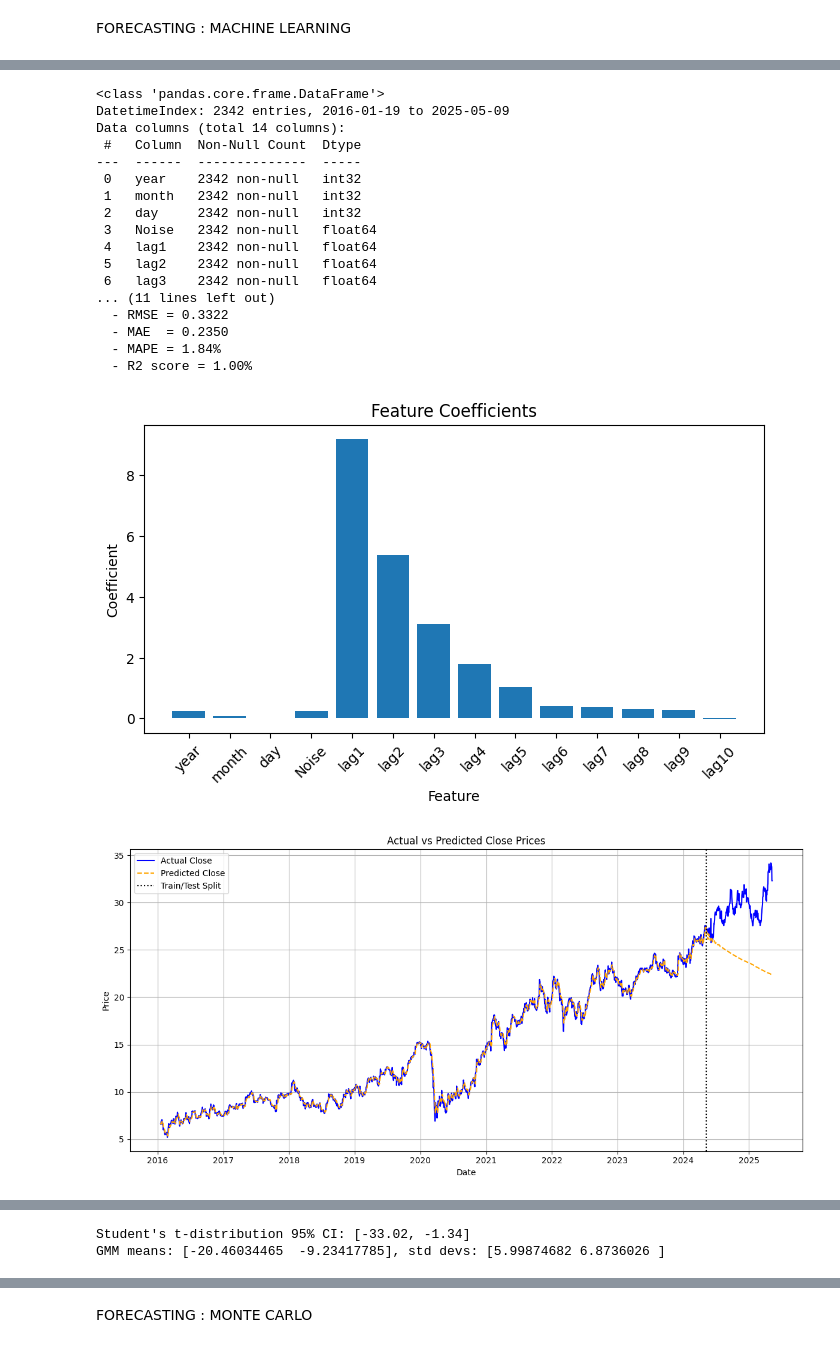
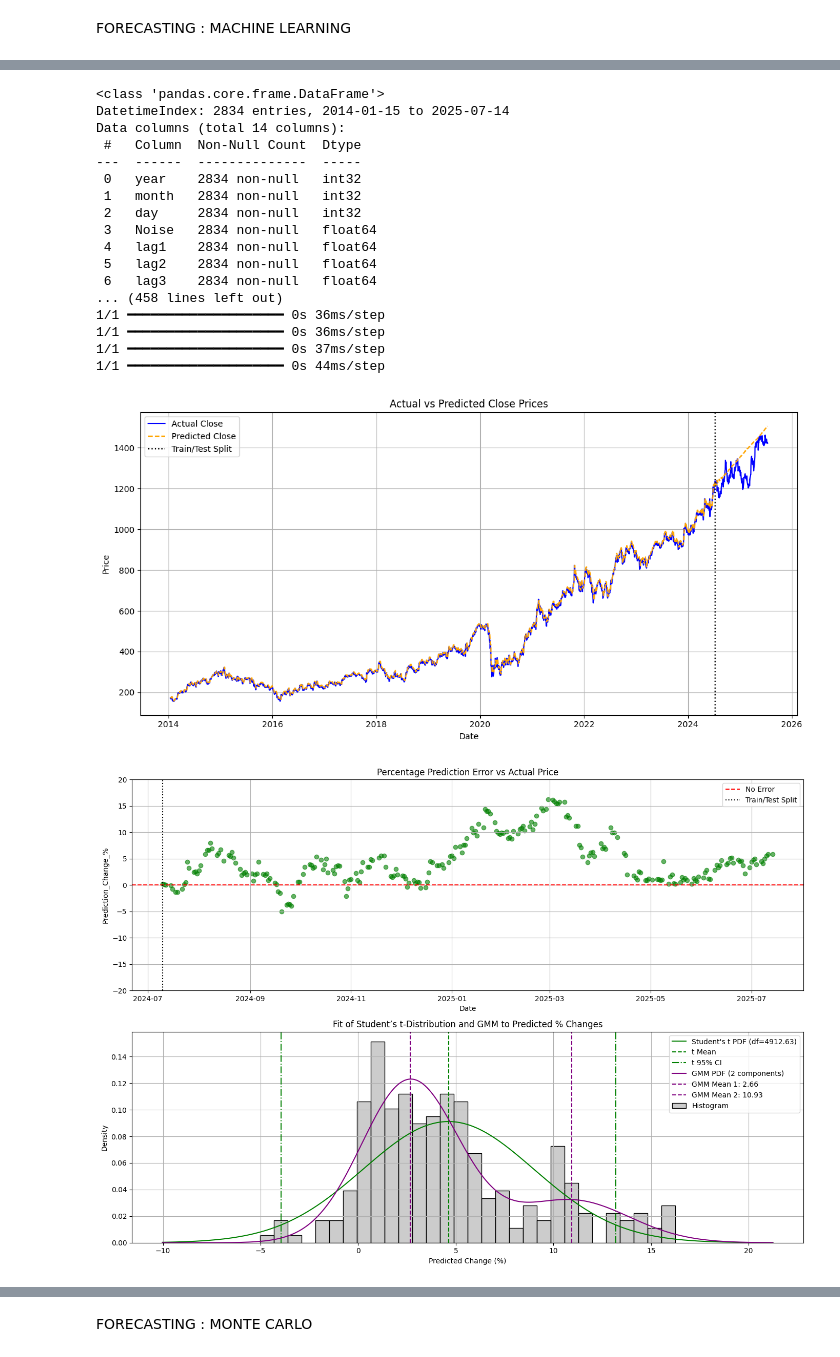
Before and after one commit to unmesh1993/Forecasting, a Jupyter notebook: main_complete_notebook.ipynb, the cells around one changed output, grey strips where cells are left out. Drawn from its saved outputs; the diff is of its cells as text; code cells hidden in the pictures.

```diff
--- a/main_complete_notebook.ipynb
+++ b/main_complete_notebook.ipynb
@@ -18,6 +33,6 @@ Drive already mounted at /content/drive; to attempt to forcibly remount, call dr
 %run stock_option_data.ipynb
 %run stock_forecasting.ipynb
 
-predictor = StockPredictor('IBN', '2014-01-01', date.today(), 'Close', nfuture = 252)
+predictor = StockPredictor('ICICIBANK.NS', '2014-01-01', date.today(), 'Close', nfuture = 252) #nfuture manages the the period of forecasting in days
 predictor.data_initiation()
 # %% [output]
@@ -47,5 +67,5 @@ memory usage: 36.8 KB
 FORECASTING : MACHINE LEARNING
 # %%
 npast = 10 #Memory
-predictor.run_ml(npast=npast, model_type='RidgeModel') #Options available - Ridge model , RandomForestModel , SimpleNNModel
+predictor.run_ml(npast=npast, model_type='SimpleNNModel') #Options available - RidgeModel , RandomForestModel , SimpleNNModel
 # %% [output]
@@ -55,19 +92,19 @@ Annual mu (sigma) = 21.19% ± 34.58%
-<class 'pandas.core.frame.DataFrame'>
-DatetimeIndex: 2342 entries, 2016-01-19 to 2025-05-09
-Data columns (total 14 columns):
- #   Column  Non-Null Count  Dtype
----  ------  --------------  -----
- 0   year    2342 non-null   int32
- 1   month   2342 non-null   int32
- 2   day     2342 non-null   int32
- 3   Noise   2342 non-null   float64
- 4   lag1    2342 non-null   float64
- 5   lag2    2342 non-null   float64
- 6   lag3    2342 non-null   float64
-... (11 lines left out)
-  - RMSE = 0.3322
-  - MAE  = 0.2350
-  - MAPE = 1.84%
-  - R2 score = 1.00%
+<class 'pandas.core.frame.DataFrame'>
+DatetimeIndex: 2834 entries, 2014-01-15 to 2025-07-14
+Data columns (total 14 columns):
+ #   Column  Non-Null Count  Dtype
+---  ------  --------------  -----
+ 0   year    2834 non-null   int32
+ 1   month   2834 non-null   int32
+ 2   day     2834 non-null   int32
+ 3   Noise   2834 non-null   float64
+ 4   lag1    2834 non-null   float64
+ 5   lag2    2834 non-null   float64
+ 6   lag3    2834 non-null   float64
+... (458 lines left out)
+1/1 ━━━━━━━━━━━━━━━━━━━━ 0s 36ms/step
+1/1 ━━━━━━━━━━━━━━━━━━━━ 0s 36ms/step
+1/1 ━━━━━━━━━━━━━━━━━━━━ 0s 37ms/step
+1/1 ━━━━━━━━━━━━━━━━━━━━ 0s 44ms/step
-[figure, old version]
+[figure, new version]
-[figure, old version]
+[figure, new version]
@@ -75,2 +110,0 @@ Data columns (total 14 columns):
-Student's t-distribution 95% CI: [-33.02, -1.34]
-GMM means: [-20.46034465  -9.23417785], std devs: [5.99874682 6.8736026 ]
```
Also changed, not shown: parts of 6 cells of this notebook, 4 other files.
